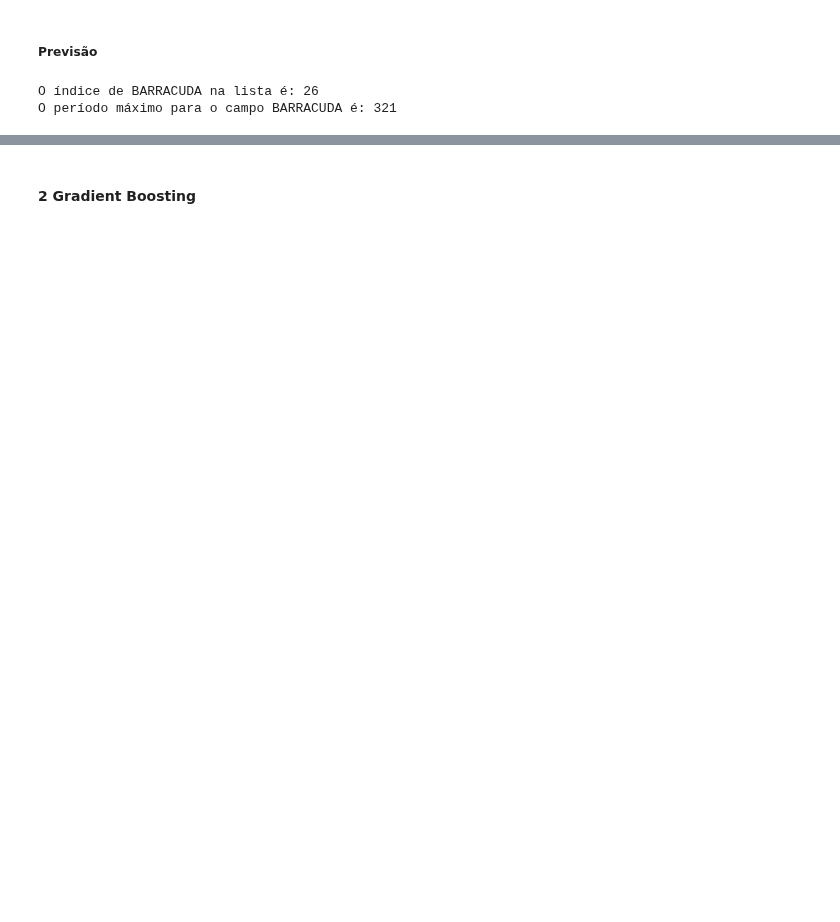
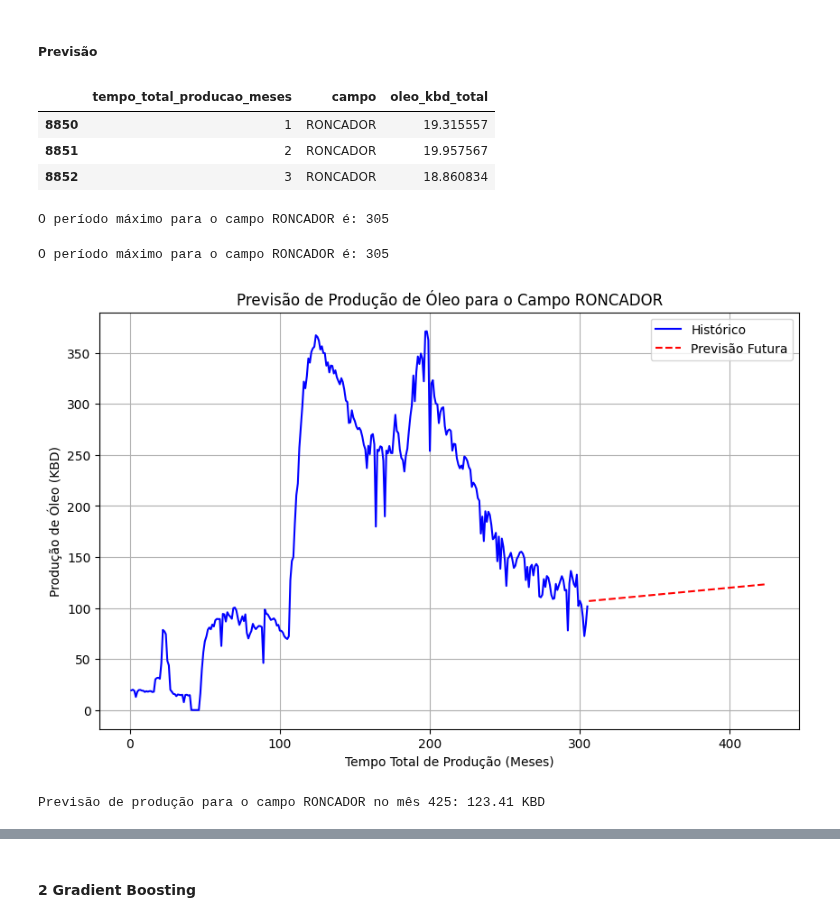
Before and after one commit to brainopensource/datascience-mvp, a Jupyter notebook: MVP_Machine_Learning_&_Analytics.ipynb, the cells around one changed output, grey strips where cells are left out. Cells and saved outputs as stored; diff of their text form; code cells hidden in the pictures; blank space fills up the shorter version.

Commit message:
adicionado one hot encoding no campo

```diff
--- a/MVP_Machine_Learning_&_Analytics.ipynb
+++ b/MVP_Machine_Learning_&_Analytics.ipynb
@@ -458,17 +461,74 @@ R2: 0.03257122692101788
 # %% [markdown]
 ##### Previsão
 # %%
-# Procurar o índice do campo
-campo = 'BARRACUDA'
-indice = int(list(label_encoder_campo.classes_).index(campo))
-print(f"O índice de {campo} na lista é: {indice}")
-
 # Filtrando o DataFrame para o campo específico
-df_campo = df_fields_filled[df_fields_filled['campo'] == indice]
+df_campo = df_fields[df_fields['campo'] == campo]
+display(df_campo.head(3))
 
 # Encontrando o período máximo para esse campo
 periodo_maximo = df_campo['tempo_total_producao_meses'].max()
 print(f"O período máximo para o campo {campo} é: {periodo_maximo}")
+
+# Definindo o tempo inicial (último mês registrado + 1)
+tempo_total_producao_meses = periodo_maximo + 1
+num_meses_futuro = 12 * 10  # Número de meses para prever
 # %% [output]
+|  | tempo_total_producao_meses | campo | oleo_kbd_total |
+| 8850 | 1 | RONCADOR | 19.315557 |
+| 8851 | 2 | RONCADOR | 19.957567 |
+| 8852 | 3 | RONCADOR | 18.860834 |
-O índice de BARRACUDA na lista é: 26
-O período máximo para o campo BARRACUDA é: 321
+O período máximo para o campo RONCADOR é: 305
+# %%
+# Codificando a variável 'campo' com One-Hot Encoding
+X = df_fields[['tempo_total_producao_meses', 'campo']]  # Features: tempo de produção e campo
+y = df_fields['oleo_kbd_total']  # Alvo: produção de óleo
+
+# Codificando 'campo' com One-Hot Encoding
+X = pd.get_dummies(X, drop_first=True)
+
+# Gerando previsões para os próximos 120 meses para cada campo
+campos = df_fields['campo'].unique()  # Identificando os campos únicos
+
+for campo in [campo]:
+    # Filtrando o dataframe para o campo específico
+    df_campo = df_fields[df_fields['campo'] == campo]
+
+    # Encontrando o período máximo para esse campo
+    periodo_maximo = df_campo['tempo_total_producao_meses'].max()
+    print(f"O período máximo para o campo {campo} é: {periodo_maximo}")
+
+    # Criando os dados para os próximos 120 meses
+    tempo_total_producao_meses = periodo_maximo + 1  # Tempo inicial (último mês + 1)
+
+    # Criando os dados para prever os próximos 120 meses
+    X_futuro = pd.DataFrame({
+        'tempo_total_producao_meses': [tempo_total_producao_meses + i for i in range(num_meses_futuro)],  # 120 meses
+        'campo': [campo] * num_meses_futuro  # Repetindo o campo para todos os meses
+    })
+
+    # Aplicando o One-Hot Encoding para as variáveis
+    X_futuro = pd.get_dummies(X_futuro, drop_first=True)
+
+    # Garantindo que as colunas de X_futuro correspondam exatamente às de X (no caso da codificação)
+    X_futuro = X_futuro.reindex(columns=X.columns, fill_value=0)
+
+    # Fazendo a previsão para os próximos 120 meses
+    y_futuro = model_linear.predict(X_futuro)
+
+    # Exibindo o gráfico com o histórico e as previsões futuras
+    plt.figure(figsize=(10, 6))
+    plt.plot(df_campo['tempo_total_producao_meses'], df_campo['oleo_kbd_total'], label='Histórico', color='blue')
+    plt.plot(X_futuro['tempo_total_producao_meses'], y_futuro, label='Previsão Futura', color='red', linestyle='--')
+    plt.title(f'Previsão de Produção de Óleo para o Campo {campo}')
+    plt.xlabel('Tempo Total de Produção (Meses)')
+    plt.ylabel('Produção de Óleo (KBD)')
+    plt.legend()
+    plt.grid(True)
+    plt.show()
+
+    # Exibindo o resultado da previsão para o último mês
+    print(f'Previsão de produção para o campo {campo} no mês {tempo_total_producao_meses + num_meses_futuro - 1}: {y_futuro[-1]:.2f} KBD')
+# %% [output]
+O período máximo para o campo RONCADOR é: 305
+[figure, added]
+Previsão de produção para o campo RONCADOR no mês 425: 123.41 KBD
```
Also changed, not shown: parts of 38 cells of this notebook.
